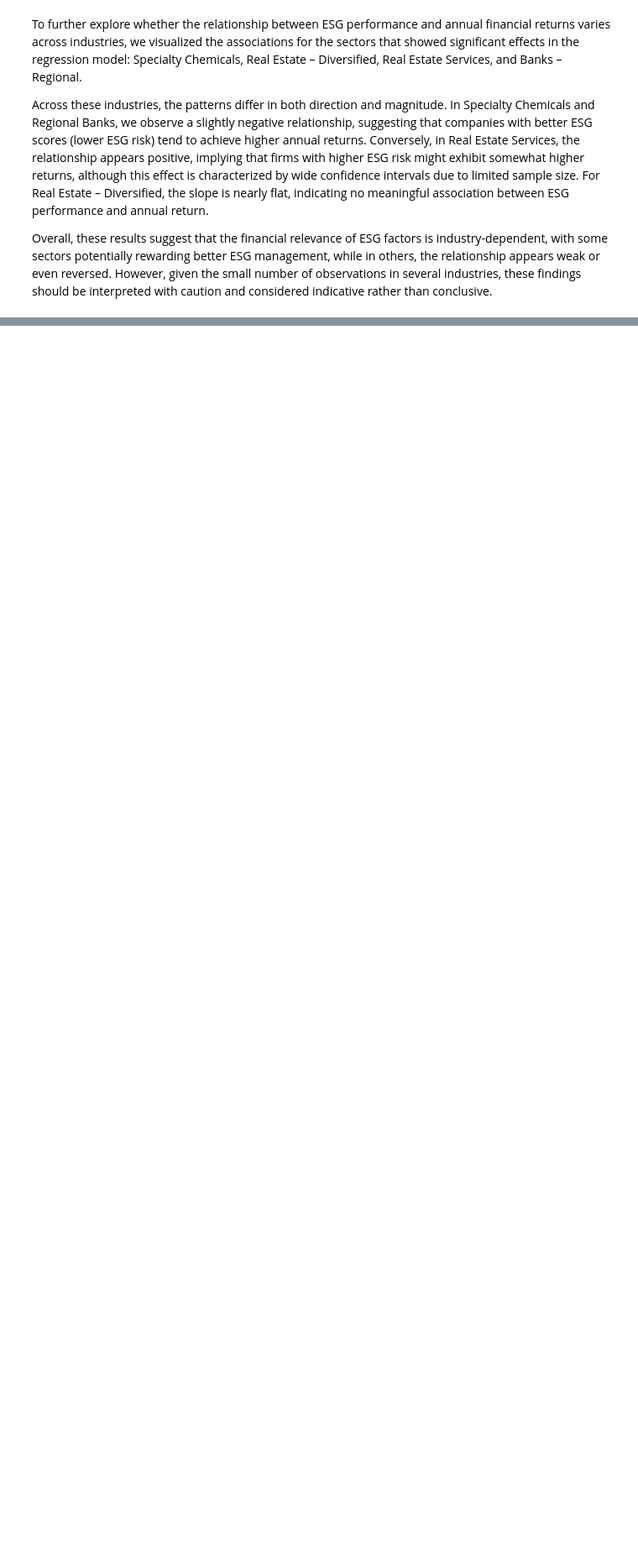
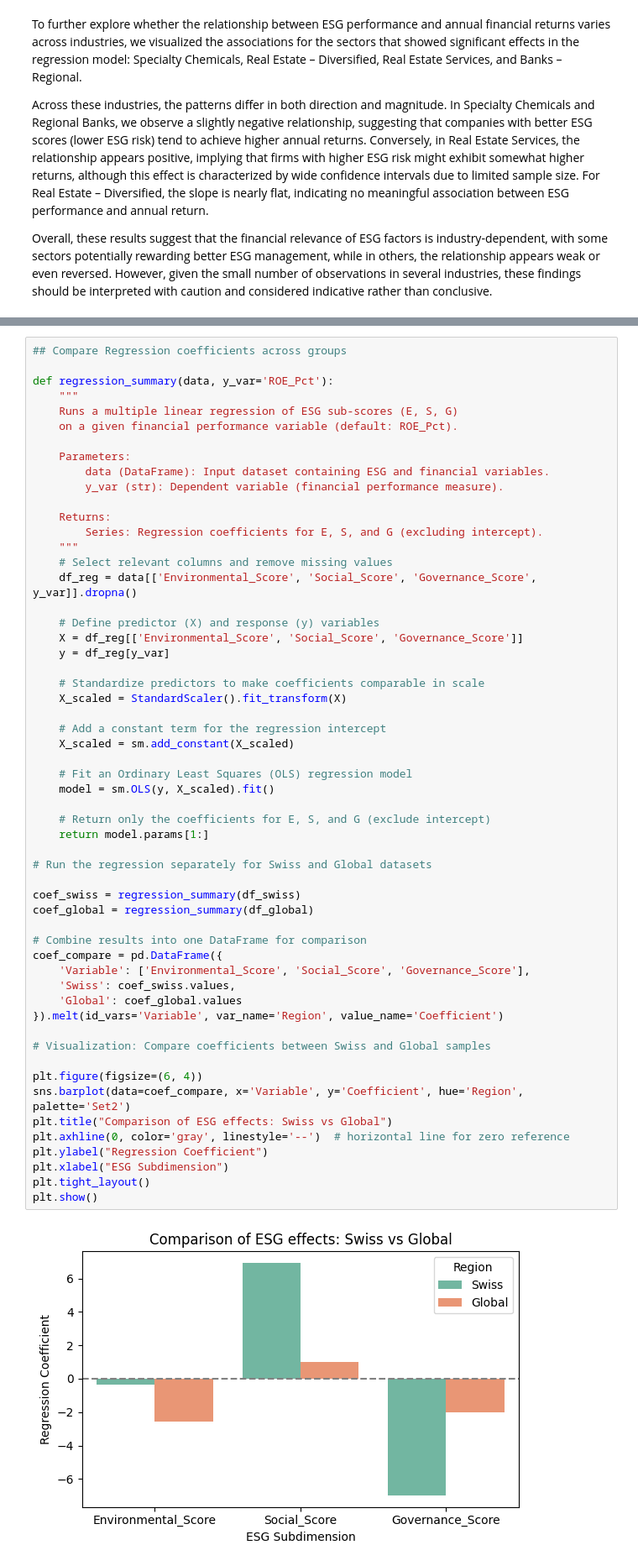
Before and after one commit to Biaancabe/W.MSCIDS_CIP02.H25_BB_MT_XS, a Jupyter notebook: Code/project_code.ipynb, the cells around one changed output, grey strips where cells are left out. Shown at 84% size. Drawn from its saved outputs; the diff is of its cells as text; blank space fills up the shorter version.

```diff
--- a/Data Prep.ipynb
+++ b/Code/project_code.ipynb
@@ -1701,0 +1921,58 @@ Overall, these results suggest that the financial relevance of ESG factors is in
+# %%
+## Compare Regression coefficients across groups
+
+def regression_summary(data, y_var='ROE_Pct'):
+    """
+    Runs a multiple linear regression of ESG sub-scores (E, S, G)
+    on a given financial performance variable (default: ROE_Pct).
+
+    Parameters:
+        data (DataFrame): Input dataset containing ESG and financial variables.
+        y_var (str): Dependent variable (financial performance measure).
+
+    Returns:
+        Series: Regression coefficients for E, S, and G (excluding intercept).
+    """
+    # Select relevant columns and remove missing values
+    df_reg = data[['Environmental_Score', 'Social_Score', 'Governance_Score', y_var]].dropna()
+
+    # Define predictor (X) and response (y) variables
+    X = df_reg[['Environmental_Score', 'Social_Score', 'Governance_Score']]
+    y = df_reg[y_var]
+
+    # Standardize predictors to make coefficients comparable in scale
+    X_scaled = StandardScaler().fit_transform(X)
+
+    # Add a constant term for the regression intercept
+    X_scaled = sm.add_constant(X_scaled)
+
+    # Fit an Ordinary Least Squares (OLS) regression model
+    model = sm.OLS(y, X_scaled).fit()
+
+    # Return only the coefficients for E, S, and G (exclude intercept)
+    return model.params[1:]
+
+# Run the regression separately for Swiss and Global datasets
+
+coef_swiss = regression_summary(df_swiss)
+coef_global = regression_summary(df_global)
+
+# Combine results into one DataFrame for comparison
+coef_compare = pd.DataFrame({
+    'Variable': ['Environmental_Score', 'Social_Score', 'Governance_Score'],
+    'Swiss': coef_swiss.values,
+    'Global': coef_global.values
+}).melt(id_vars='Variable', var_name='Region', value_name='Coefficient')
+
+# Visualization: Compare coefficients between Swiss and Global samples
+
+plt.figure(figsize=(6, 4))
+sns.barplot(data=coef_compare, x='Variable', y='Coefficient', hue='Region', palette='Set2')
+plt.title("Comparison of ESG effects: Swiss vs Global")
+plt.axhline(0, color='gray', linestyle='--')  # horizontal line for zero reference
+plt.ylabel("Regression Coefficient")
+plt.xlabel("ESG Subdimension")
+plt.tight_layout()
+plt.show()
+# %% [output]
+[figure, added]
```
Also changed, not shown: parts of 24 cells of this notebook, 18 other files.
